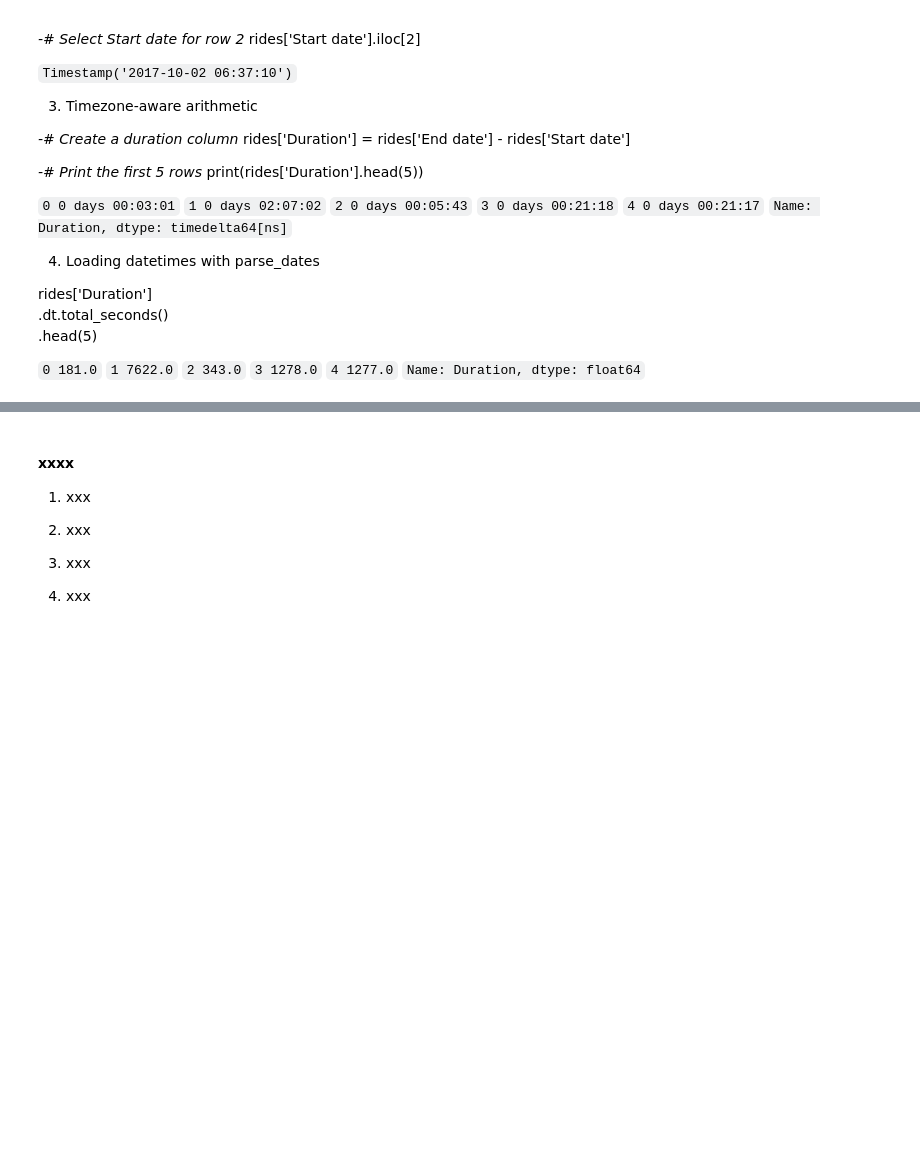
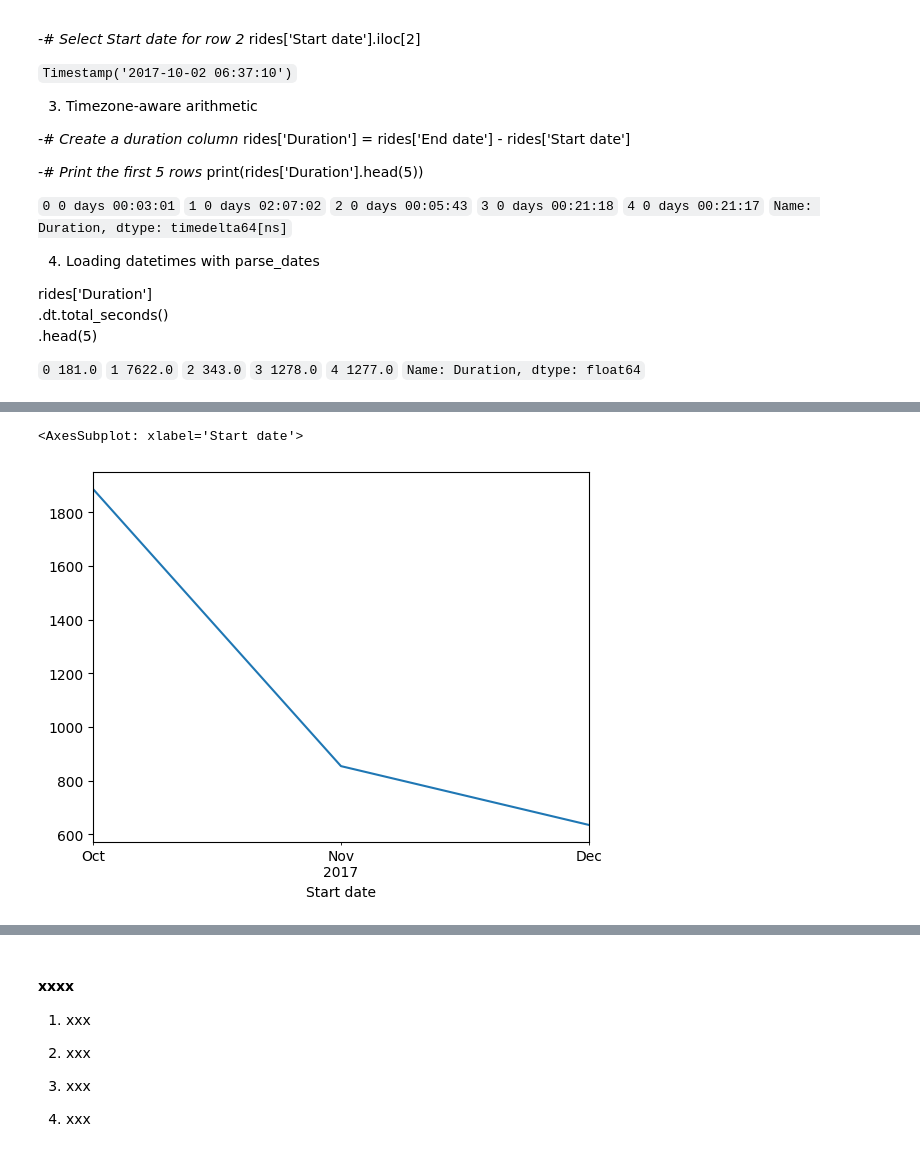
Before and after one commit to mcabas/Datacamp_Notebook, a Jupyter notebook: DataCamp.Course_051_Working with Dates and Times in Python.ipynb, the cells around one changed output, grey strips where cells are left out. Saved outputs shown, nothing was run; the diff lists cells and outputs as text; code cells hidden in the pictures; blank space fills up the shorter version.

```diff
--- a/DataCamp.Course_051_Working with Dates and Times in Python.ipynb
+++ b/DataCamp.Course_051_Working with Dates and Times in Python.ipynb
@@ -2077,0 +2124,9 @@ rides['Duration']\
+# %%
+# Subtract the start date from the end date
+
+ride_durations = rides['End date'] - rides['Start date']
+
+# Convert the results to seconds
+rides['Duration'] = ride_durations.dt.total_seconds()
+
+print(rides['Duration'].head())
@@ -2077,0 +2144,11 @@ rides['Duration']\
+# %%
+from datetime import timedelta
+
+# Convert Duration column to timedelta object
+rides['Duration'] = pd.to_timedelta(rides['Duration'], unit='s')
+
+# Average time out of the dock
+display(rides['Duration'].mean())
+
+# Total time out of the dock
+display(rides['Duration'].sum())
@@ -2077,0 +2183,5 @@ rides['Duration']\
+# %%
+# Add duration (in seconds) column
+rides['Duration seconds'] = rides['Duration'].dt.total_seconds()
+# Average duration per member type
+rides.groupby('Member type')['Duration seconds'].mean()
@@ -2077,0 +2221,9 @@ rides['Duration']\
+# %%
+rides\
+.resample('M', on = 'Start date')\
+['Duration seconds']\
+.mean()\
+.plot()
+# %% [output]
+<AxesSubplot: xlabel='Start date'>
+[figure, added]
```
Also changed, not shown: parts of 14 cells of this notebook.
